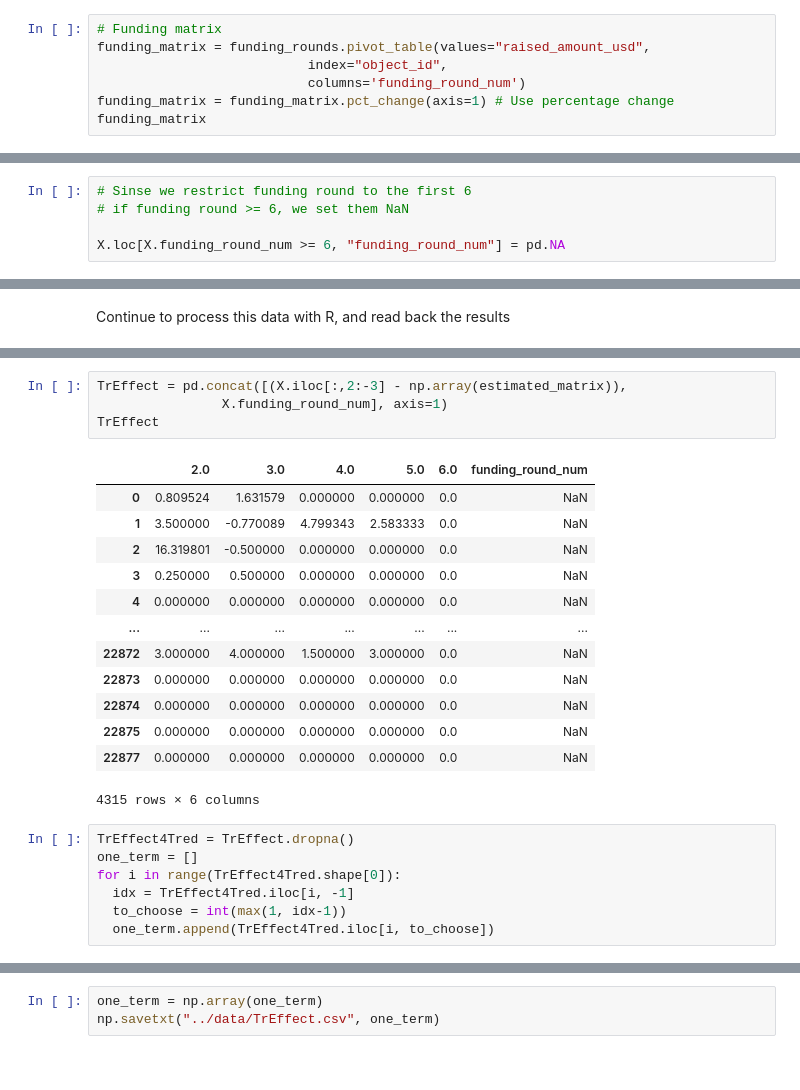
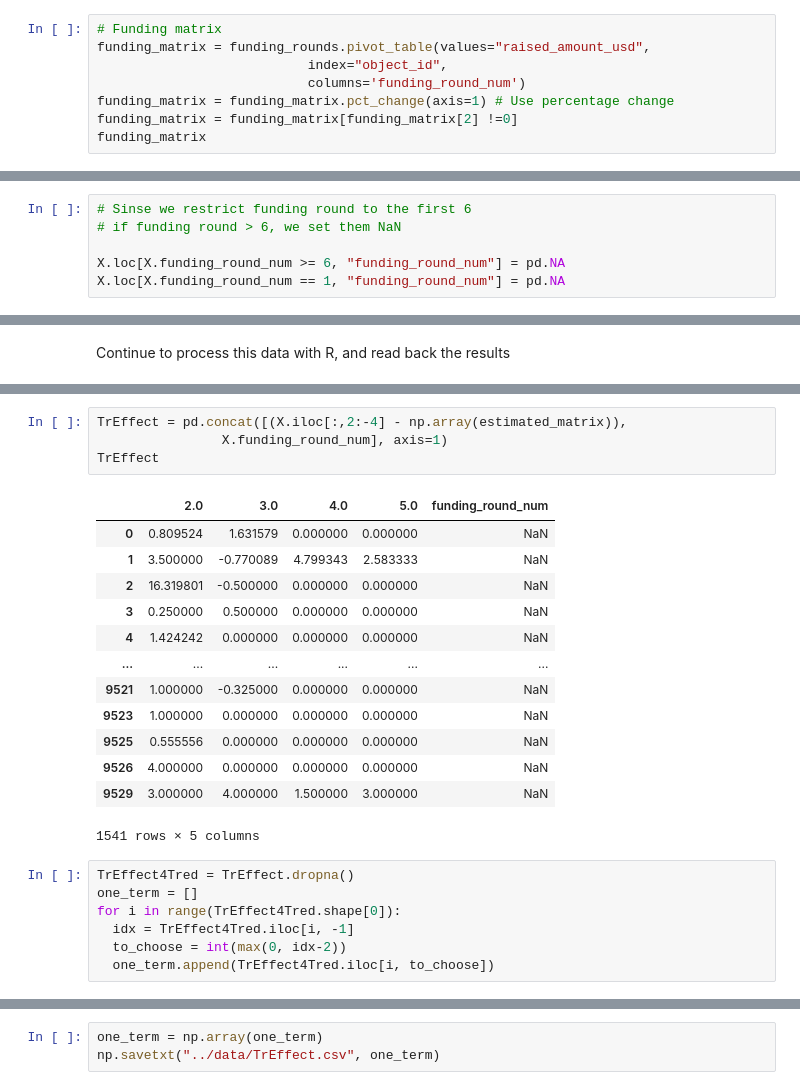
Before and after one commit to chenyangzhu/cz2641-applied-causality, a Jupyter notebook: src/codes/synthetic control.ipynb, the cells around one changed output, grey strips where cells are left out. Saved outputs shown, nothing was run; the diff lists cells and outputs as text.

```diff
--- a/src/codes/synthetic control.ipynb
+++ b/src/codes/synthetic control.ipynb
@@ -31,6 +31,7 @@ funding_matrix = funding_rounds.pivot_table(values="raised_amount_usd",
                            index="object_id",
                            columns='funding_round_num')
 funding_matrix = funding_matrix.pct_change(axis=1) # Use percentage change
+funding_matrix = funding_matrix[funding_matrix[2] !=0]
 funding_matrix
 # %% [output]
 | funding_round_num | 1.0 | 2.0 | 3.0 | 4.0 | 5.0 | 6.0 | 7.0 | 8.0 | 9.0 | 10.0 | ... |
@@ -117,6 +114,7 @@ for i in range(7,16):
   del X[i]
 # %%
 # Sinse we restrict funding round to the first 6
-# if funding round >= 6, we set them NaN
+# if funding round > 6, we set them NaN
 
 X.loc[X.funding_round_num >= 6, "funding_round_num"] = pd.NA
+X.loc[X.funding_round_num == 1, "funding_round_num"] = pd.NA
@@ -266,25 +206,25 @@ estimated_matrix
 # %%
-TrEffect = pd.concat([(X.iloc[:,2:-3] - np.array(estimated_matrix)),
+TrEffect = pd.concat([(X.iloc[:,2:-4] - np.array(estimated_matrix)),
                 X.funding_round_num], axis=1)
 TrEffect
 # %% [output]
-|  | 2.0 | 3.0 | 4.0 | 5.0 | 6.0 | funding_round_num |
-| 0 | 0.809524 | 1.631579 | 0.000000 | 0.000000 | 0.0 | NaN |
-| 1 | 3.500000 | -0.770089 | 4.799343 | 2.583333 | 0.0 | NaN |
-| 2 | 16.319801 | -0.500000 | 0.000000 | 0.000000 | 0.0 | NaN |
-| 3 | 0.250000 | 0.500000 | 0.000000 | 0.000000 | 0.0 | NaN |
-| 4 | 0.000000 | 0.000000 | 0.000000 | 0.000000 | 0.0 | NaN |
-| ... | ... | ... | ... | ... | ... | ... |
-| 22872 | 3.000000 | 4.000000 | 1.500000 | 3.000000 | 0.0 | NaN |
-| 22873 | 0.000000 | 0.000000 | 0.000000 | 0.000000 | 0.0 | NaN |
-| 22874 | 0.000000 | 0.000000 | 0.000000 | 0.000000 | 0.0 | NaN |
-| 22875 | 0.000000 | 0.000000 | 0.000000 | 0.000000 | 0.0 | NaN |
-| 22877 | 0.000000 | 0.000000 | 0.000000 | 0.000000 | 0.0 | NaN |
+|  | 2.0 | 3.0 | 4.0 | 5.0 | funding_round_num |
+| 0 | 0.809524 | 1.631579 | 0.000000 | 0.000000 | NaN |
+| 1 | 3.500000 | -0.770089 | 4.799343 | 2.583333 | NaN |
+| 2 | 16.319801 | -0.500000 | 0.000000 | 0.000000 | NaN |
+| 3 | 0.250000 | 0.500000 | 0.000000 | 0.000000 | NaN |
+| 4 | 1.424242 | 0.000000 | 0.000000 | 0.000000 | NaN |
+| ... | ... | ... | ... | ... | ... |
+| 9521 | 1.000000 | -0.325000 | 0.000000 | 0.000000 | NaN |
+| 9523 | 1.000000 | 0.000000 | 0.000000 | 0.000000 | NaN |
+| 9525 | 0.555556 | 0.000000 | 0.000000 | 0.000000 | NaN |
+| 9526 | 4.000000 | 0.000000 | 0.000000 | 0.000000 | NaN |
+| 9529 | 3.000000 | 4.000000 | 1.500000 | 3.000000 | NaN |
-4315 rows × 6 columns
+1541 rows × 5 columns
 # %%
 TrEffect4Tred = TrEffect.dropna()
 one_term = []
 for i in range(TrEffect4Tred.shape[0]):
   idx = TrEffect4Tred.iloc[i, -1]
-  to_choose = int(max(1, idx-1))
+  to_choose = int(max(0, idx-2))
   one_term.append(TrEffect4Tred.iloc[i, to_choose])
```
Also changed, not shown: parts of 21 cells of this notebook, 6 other files.
